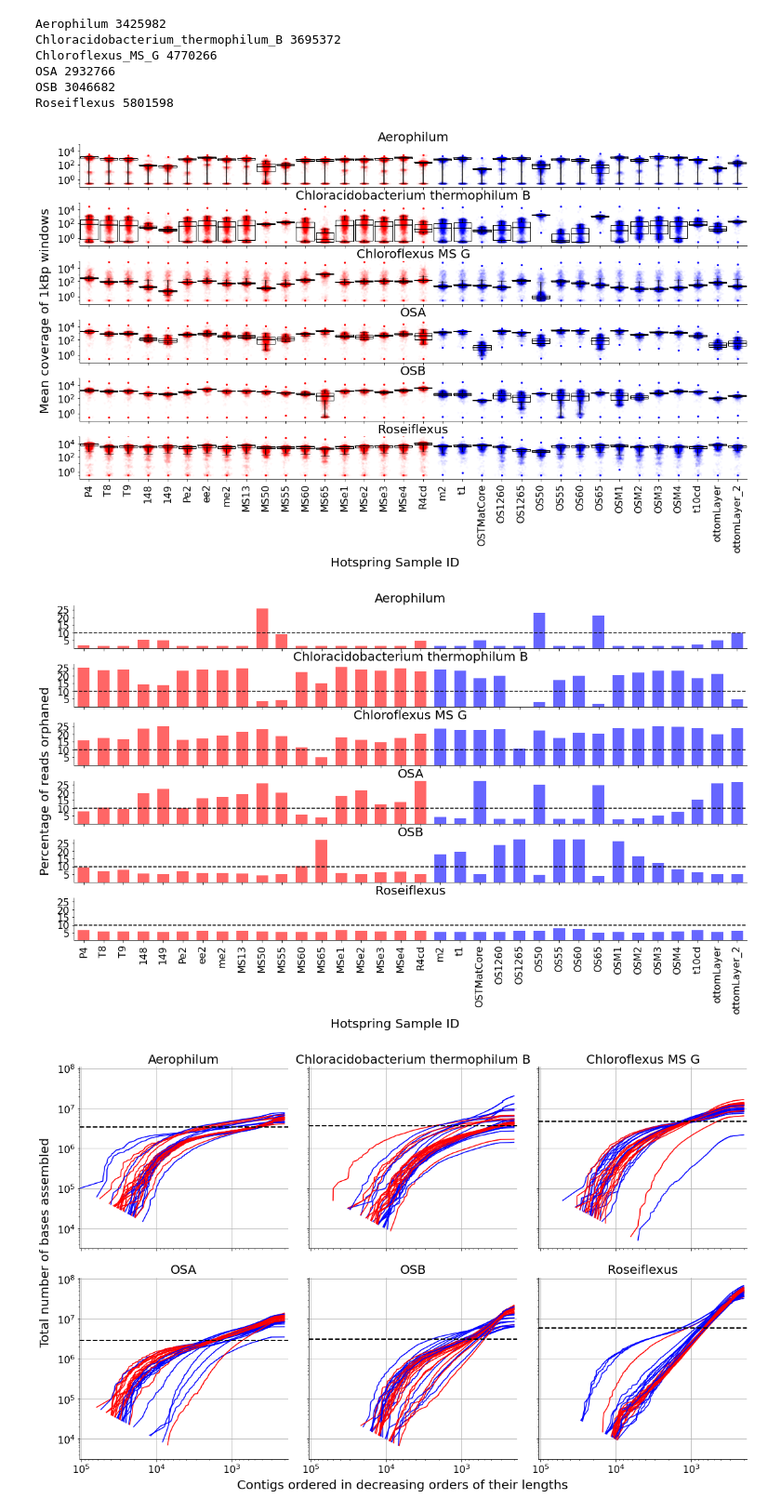
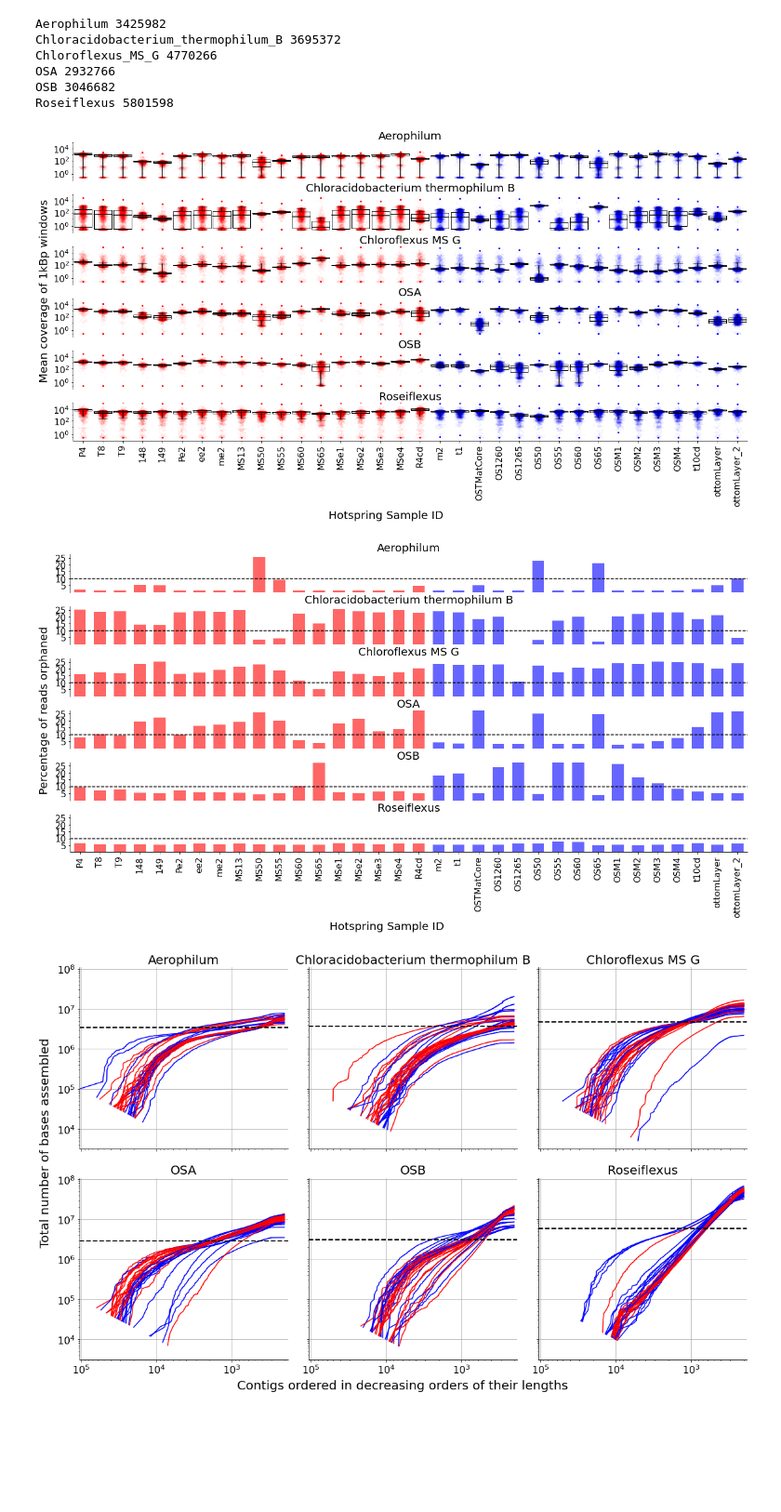
Before and after one commit to hsmurali/Hot_Springs_Analysis, a Jupyter notebook: Scripts/Strain-Analysis/Synechococcus_Paper/Summarize_Abundances.ipynb, the cells around one changed output. Shown at 93% size. Drawn from its saved outputs; the diff is of its cells as text; code cells hidden in the pictures; blank space fills up the shorter version.

```diff
--- a/Scripts/Strain-Analysis/Synechococcus_Paper/Summarize_Abundances.ipynb
+++ b/Scripts/Strain-Analysis/Synechococcus_Paper/Summarize_Abundances.ipynb
@@ -140,38 +139,48 @@ for s in samples:
     x_ticks.append(s)
 
 colors = ['red']*ms+['blue']*os
+# %%
+out_dir = '/Users/harihara/Research-Activities/Plots/Hot_Spring_Plots/Synechococcus-Paper-New-Plots/'
+if not isdir(out_dir):
+    mkdir(out_dir)
 # %%
 plt.rcParams.update(rcParams)
 
-fig, ax = plt.subplots(6,1, figsize=(16,10), sharex = True)
+fig, ax = plt.subplots(6,1, figsize=(18,10), sharex = True)
 for i in range(len(genomes)):
     g = genomes[i]
 
     boxes = list(Average_Coverages[g][samples].T.values)
     positions = list(range(0, 34))
 
     Plot_Box_Plots(boxes, positions, colors, ax[i], widths = 0.9, lw = 1.0, scatter = True, deviation = 0.095,
                    s = 5, alpha = 0.025)
     ax[i].set_yscale('symlog')
     ax[i].set_yticks([1,100,10000])
     ax[i].set_ylim([-1, 100000])
     ax[i].set_title(g.replace("_"," "), size = 20)
     ax[i].set_xticks([])
     #ax[i].set_xlim([-0.5,33.5])
-    ax[i].spines[['right', 'top']].set_visible(False)
+    if i < 5:
+        ax[i].spines[['right', 'top', 'bottom']].set_visible(False)
+        ax[i].xaxis.set_ticks_position('none')
+
+    else:
+        ax[i].spines[['right', 'top']].set_visible(False)
 ax[5].set_xticks(range(0, 34))
 ax[5].set_xticklabels(x_ticks, rotation = 90)
 fig.text(0.4, 0, 'Hotspring Sample ID')
-fig.text(-0.005, 0.57, 'Mean coverage of 1kBp windows',
+fig.text(-0.0025, 0.57, 'Mean coverage of 1kBp windows',
          va='center', rotation='vertical')
 fig.tight_layout()
 fig.subplots_adjust(hspace = 0.375)
+fig.savefig(out_dir+'Coverages.png',bbox_inches='tight',facecolor = '#FFFFFF')
 # %% [output]
-[figure, old version]
+[figure, new version]
 # %%
 plt.rcParams.update(rcParams)
 
-fig, ax = plt.subplots(6,1, figsize =(16,10), sharex = True)
+fig, ax = plt.subplots(6,1, figsize =(18,10), sharex = True)
 for i in range(len(genomes)):
     bars = ax[i].bar(range(0,34), df_diff_reads_sum.loc[samples][genomes[i]], width = 0.6, color = colors,
                      alpha = 0.6)
@@ -182,7 +191,12 @@ for i in range(len(genomes)):
     ax[i].set_xticks(range(0, 34))
     ax[i].axhline(10, linestyle = '--', color = 'black')
     ax[i].spines[['right', 'top']].set_visible(False)
+    if i < 5:
+        ax[i].spines[['right', 'top', 'bottom']].set_visible(False)
+        ax[i].xaxis.set_ticks_position('none')
 
+    else:
+        ax[i].spines[['right', 'top']].set_visible(False)
 ax[5].set_xticklabels(x_ticks, rotation = 90)
 
 fig.text(0.4, 0, 'Hotspring Sample ID')
@@ -190,8 +204,9 @@ fig.text(-0.005, 0.55, 'Percentage of reads orphaned', va='center', rotation='ve
 
 fig.tight_layout()
 fig.subplots_adjust(hspace = 0.375)
+fig.savefig(out_dir+'Orphaned_Reads.png',bbox_inches='tight',facecolor = '#FFFFFF')
 # %% [output]
-[figure, old version]
+[figure, new version]
 # %%
 sample_dict = dict(zip(df_Metadata['SampleID'].tolist(), df_Metadata['Spring_Name'].tolist()))
 fig, ax = plt.subplots(2, 3, figsize = (16, 10), sharex = False, sharey = True)
```
Also changed, not shown: parts of 3 cells of this notebook, 3 other files.
